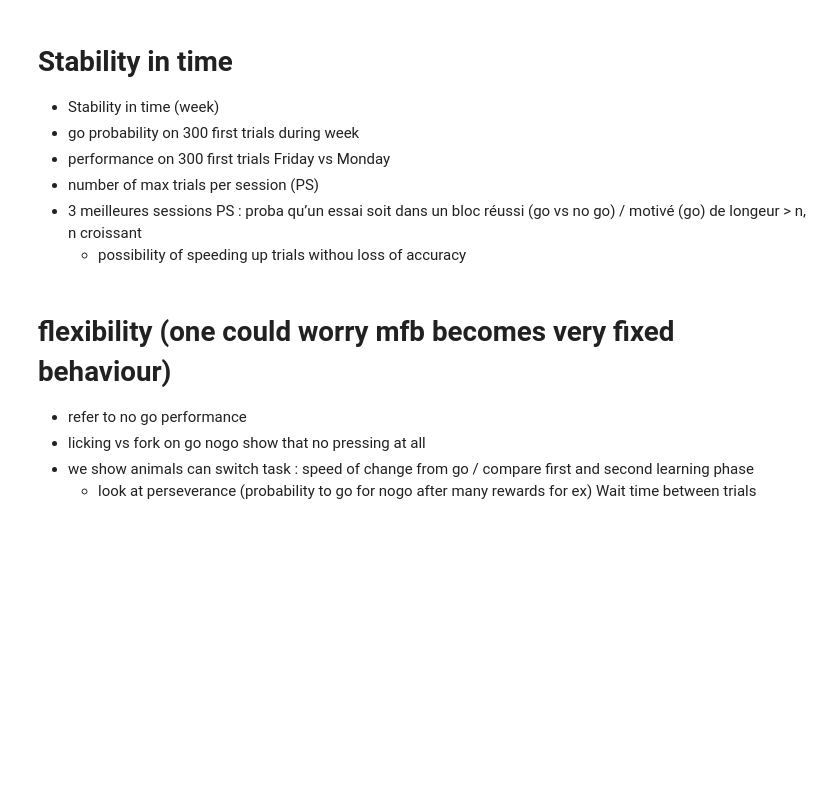
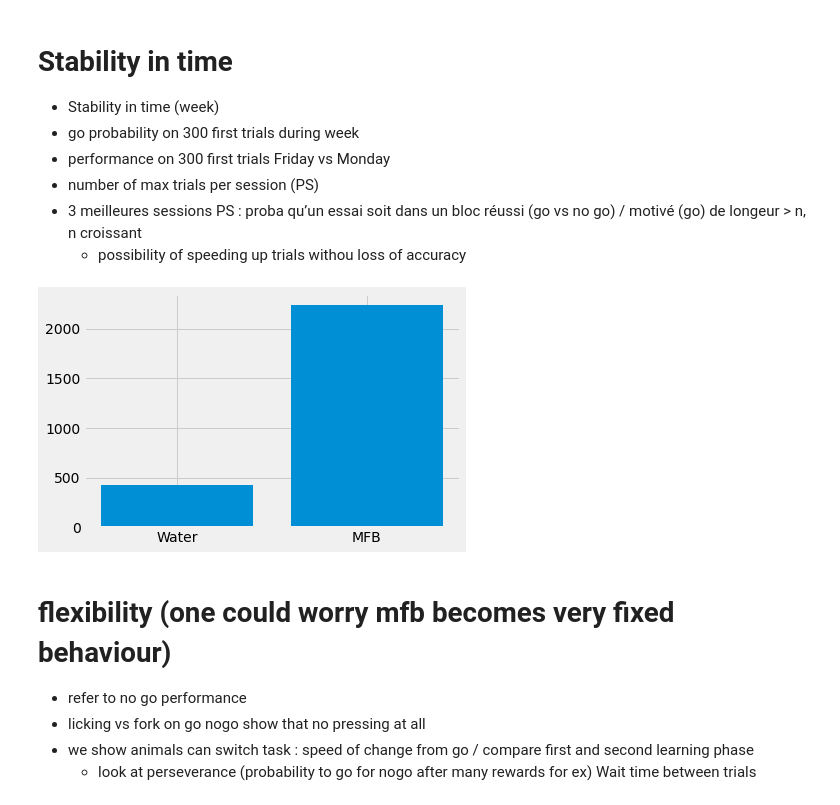
Before and after one commit to AntoninVerdier/Utilities, a Jupyter notebook: Elphy_Analysis/MFB_Figures.ipynb, the cells around one changed output. Cells and saved outputs as stored; diff of their text form; code cells hidden in the pictures; blank space fills up the shorter version.

```diff
--- a/Elphy_Analysis/MFB_Figures.ipynb
+++ b/Elphy_Analysis/MFB_Figures.ipynb
@@ -281,6 +285,34 @@ TypeError: boxplot() got an unexpected keyword argument 'index'
 - number of max trials per session (PS)
 - 3 meilleures sessions PS : proba qu’un essai soit dans un bloc réussi (go vs no go) / motivé (go) de longeur > n, n croissant
 	- possibility of speeding up trials withou loss of accuracy
+# %%
+# One could argue that we cap this value on purpose, so how to measure motivation ?
+max_ntrials_mfb = np.array([np.max([len(c) for c in mouse.corrs]) for mouse in mice_mfb])
+max_ntrials_water = []
+for mouse in mice_water:
+    files = mouse.elphy
+    dates = [f.date for f in files]
+    ntrials_water = [len(f.tr_corr) for f in files]
+    if not len(dates) == len(np.unique(dates)):
+        for i, d in enumerate(dates):
+            if dates.count(d) > 1:
+                idxs = np.where(np.array(dates) == d)[0]
+                ntrials_water.append(np.sum([len(files[i].tr_corr) for i in idxs]))
+    max_ntrials_water.append(np.max(ntrials_water))
+
+plt.bar([1, 2], [np.max(max_ntrials_water), np.max(max_ntrials_mfb)])
+plt.xticks(ticks=[1, 2], labels=['Water', 'MFB'])
+
+
+#sns.barplot(y=max_ntrials_mfb, capsize=.1, ci="sd")
+#sns.swarmplot(y=max_ntrials_mfb, color="0", alpha=.35)
+
+#sns.barplot(y=max_ntrials_water, capsize=.1, ci="sd")
+#sns.swarmplot(y=max_ntrials_water, color="0", alpha=.35)
+
+plt.show()
+# %% [output]
+[figure, added]
 # %% [markdown]
 # flexibility (one could worry mfb becomes very fixed behaviour)
 - refer to no go performance
```
Also changed, not shown: parts of 6 cells of this notebook, 1 other file.
